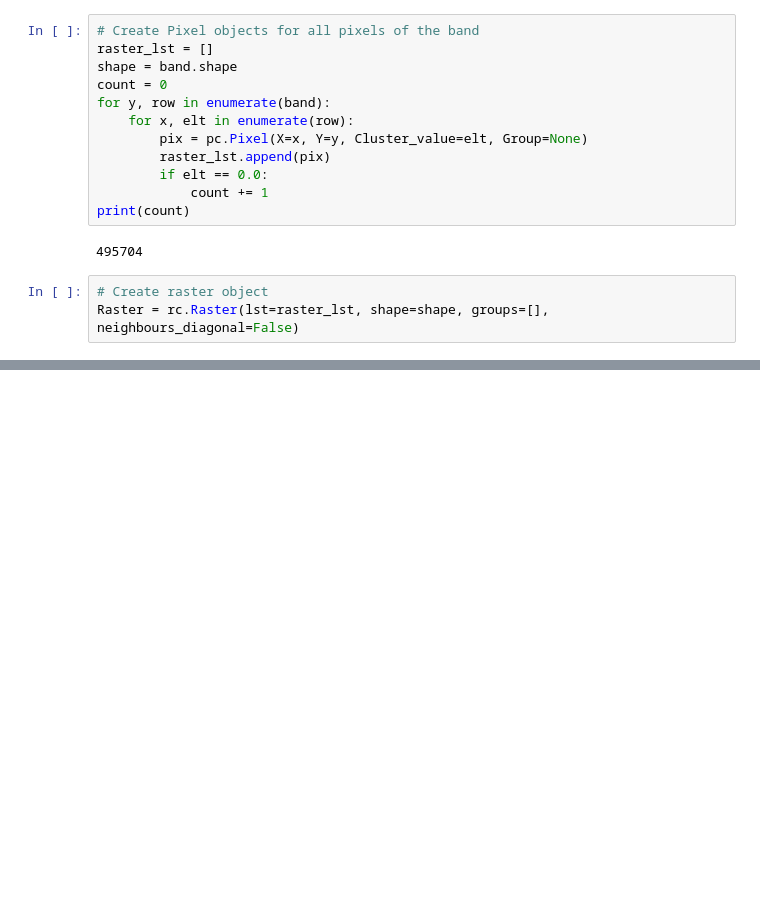
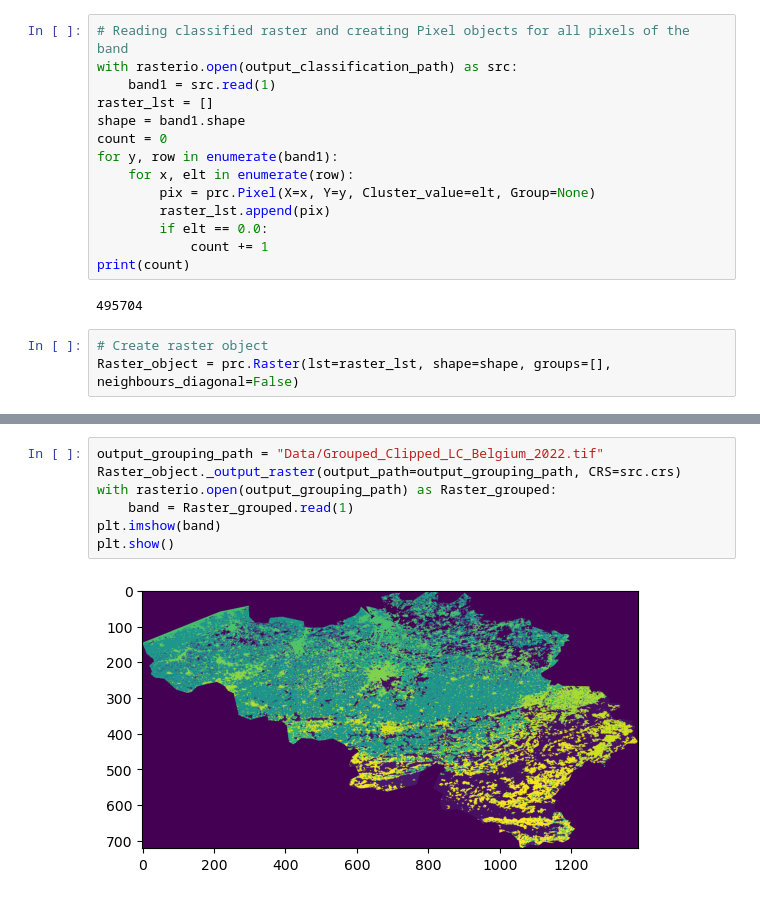
Before and after one commit to LucasVerbeeke/GeospatialProject, a Jupyter notebook: TestGrouping.ipynb, the cells around one changed output, grey strips where cells are left out. Saved outputs shown, nothing was run; the diff lists cells and outputs as text; blank space fills up the shorter version.

```diff
--- a/TestGrouping.ipynb
+++ b/TestGrouping.ipynb
@@ -17,11 +38,13 @@ plt.show()
 # %%
-# Create Pixel objects for all pixels of the band
+# Reading classified raster and creating Pixel objects for all pixels of the band
+with rasterio.open(output_classification_path) as src:
+    band1 = src.read(1)
 raster_lst = []
-shape = band.shape
+shape = band1.shape
 count = 0
-for y, row in enumerate(band):
+for y, row in enumerate(band1):
     for x, elt in enumerate(row):
-        pix = pc.Pixel(X=x, Y=y, Cluster_value=elt, Group=None)
+        pix = prc.Pixel(X=x, Y=y, Cluster_value=elt, Group=None)
         raster_lst.append(pix)
         if elt == 0.0:
             count += 1
@@ -30,6 +53,6 @@ print(count)
 495704
 # %%
 # Create raster object
-Raster = rc.Raster(lst=raster_lst, shape=shape, groups=[], neighbours_diagonal=False)
+Raster_object = prc.Raster(lst=raster_lst, shape=shape, groups=[], neighbours_diagonal=False)
 # %%
 # Group all pixels with value 0.0
@@ -139,0 +109,9 @@ array([[0., 0., 0., ..., 0., 0., 0.],
+# %%
+output_grouping_path = "Data/Grouped_Clipped_LC_Belgium_2022.tif"
+Raster_object._output_raster(output_path=output_grouping_path, CRS=src.crs)
+with rasterio.open(output_grouping_path) as Raster_grouped:
+    band = Raster_grouped.read(1)
+plt.imshow(band)
+plt.show()
+# %% [output]
+[figure, added]
```
Also changed, not shown: parts of 11 cells of this notebook, 4 other files.
